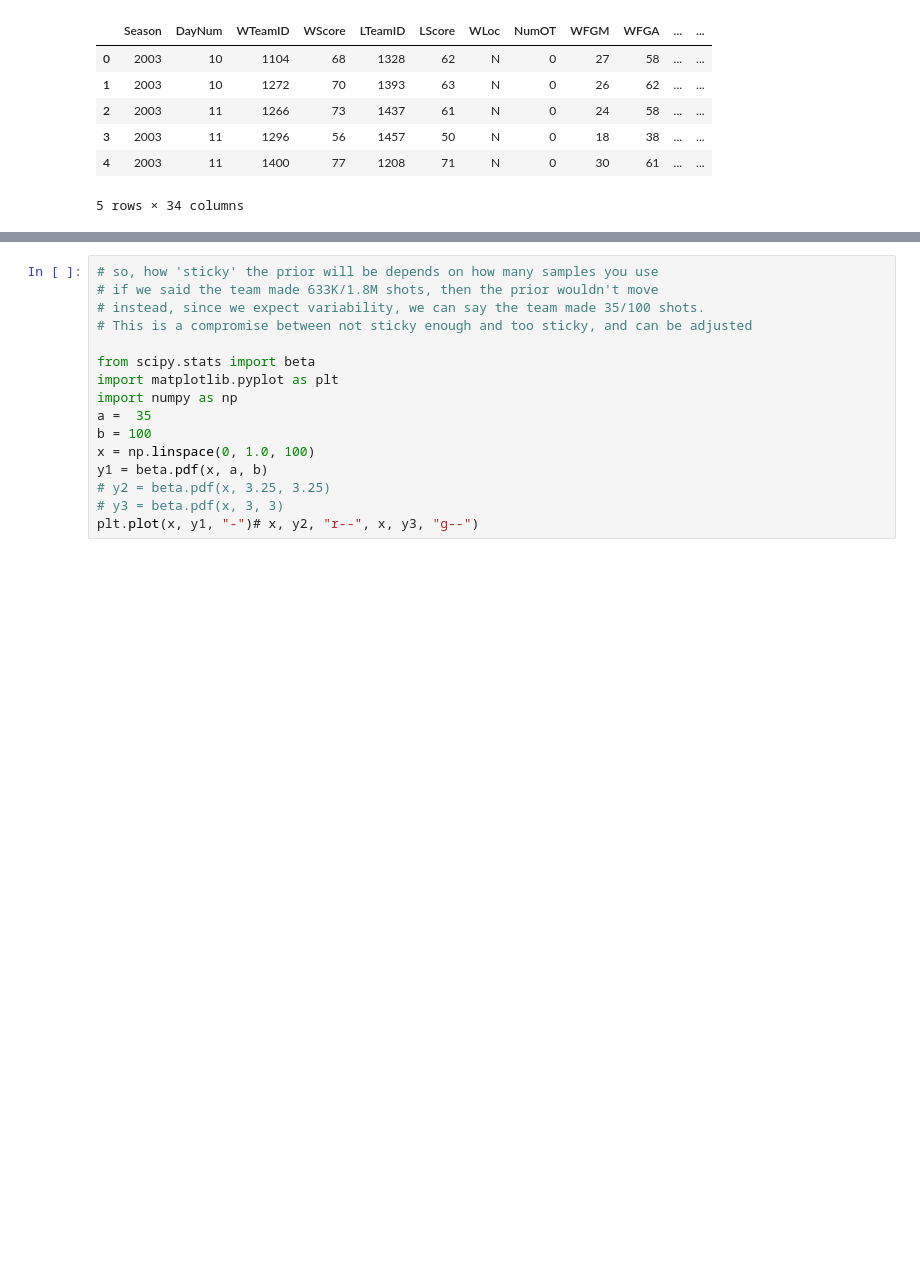
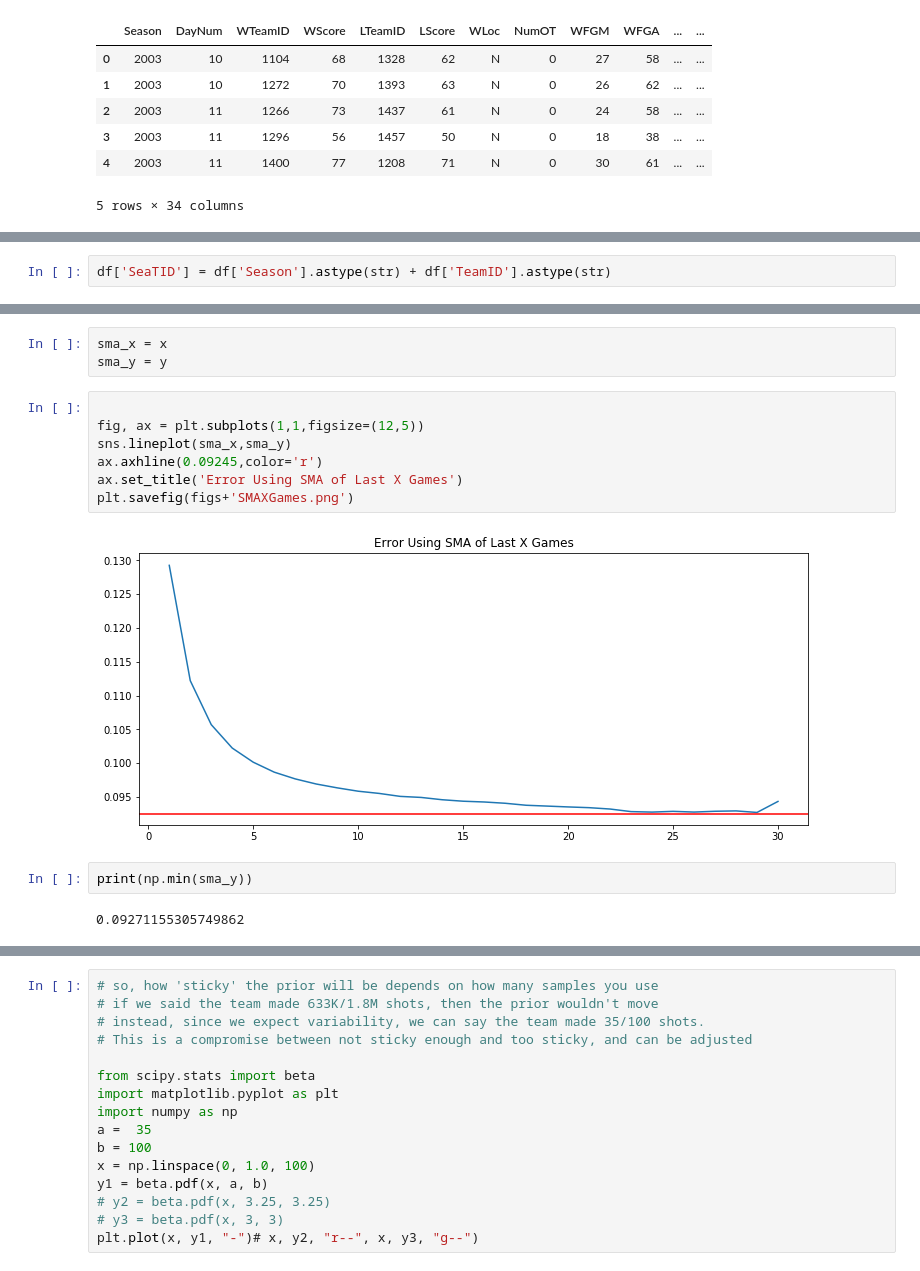
Before and after one commit to btatkinson/ncaa_hoops, a Jupyter notebook: Bayesian Updating.ipynb, the cells around one changed output, grey strips where cells are left out. Saved outputs shown, nothing was run; the diff lists cells and outputs as text; blank space fills up the shorter version.

```diff
--- a/Bayesian Updating.ipynb
+++ b/Bayesian Updating.ipynb
@@ -114,0 +225,2 @@ print(base_rate)
+# %%
+df['SeaTID'] = df['Season'].astype(str) + df['TeamID'].astype(str)
@@ -114,0 +267,16 @@ print(base_rate)
+# %%
+sma_x = x
+sma_y = y
+# %%
+
+fig, ax = plt.subplots(1,1,figsize=(12,5))
+sns.lineplot(sma_x,sma_y)
+ax.axhline(0.09245,color='r')
+ax.set_title('Error Using SMA of Last X Games')
+plt.savefig(figs+'SMAXGames.png')
+# %% [output]
+[figure, added]
+# %%
+print(np.min(sma_y))
+# %% [output]
+0.09271155305749862
```
Also changed, not shown: parts of 35 cells of this notebook, 3 other files.
